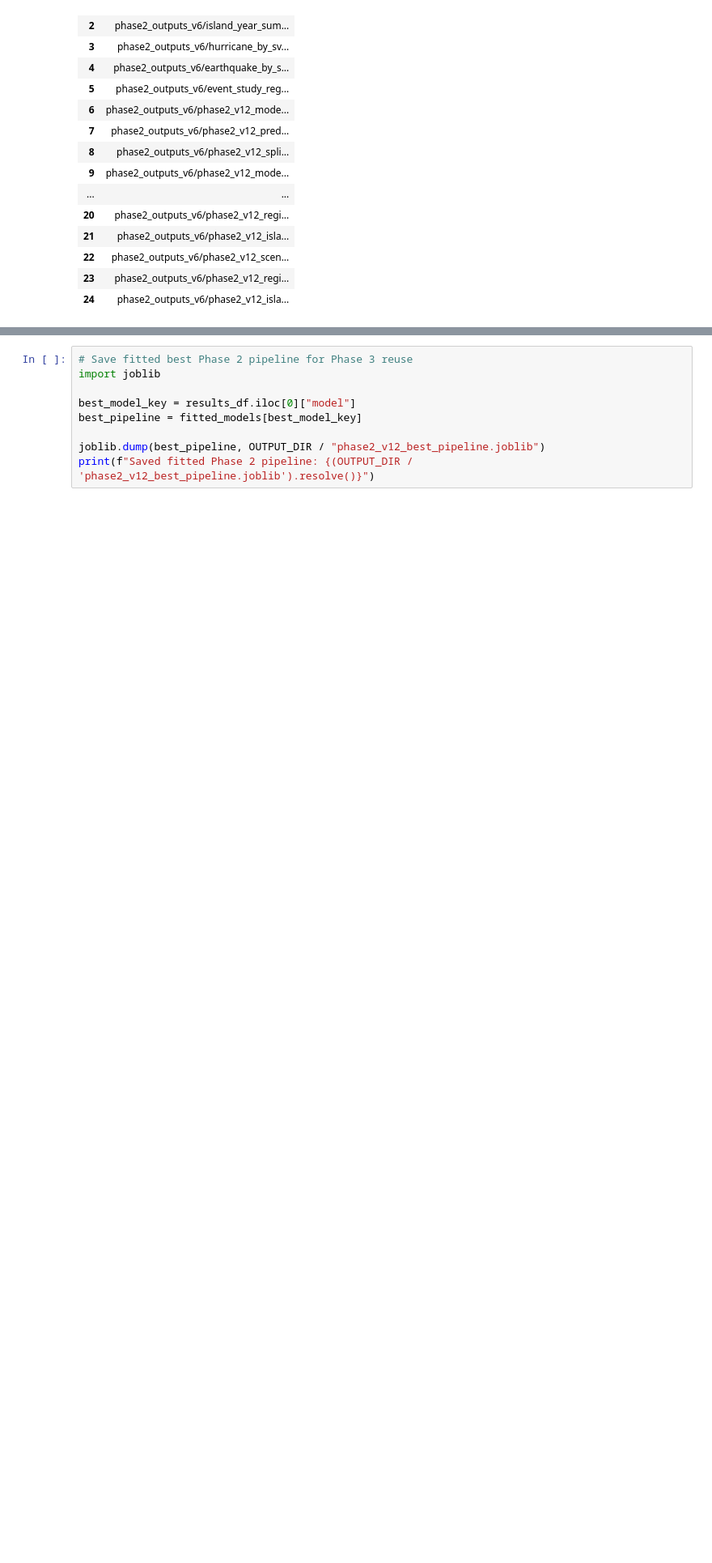
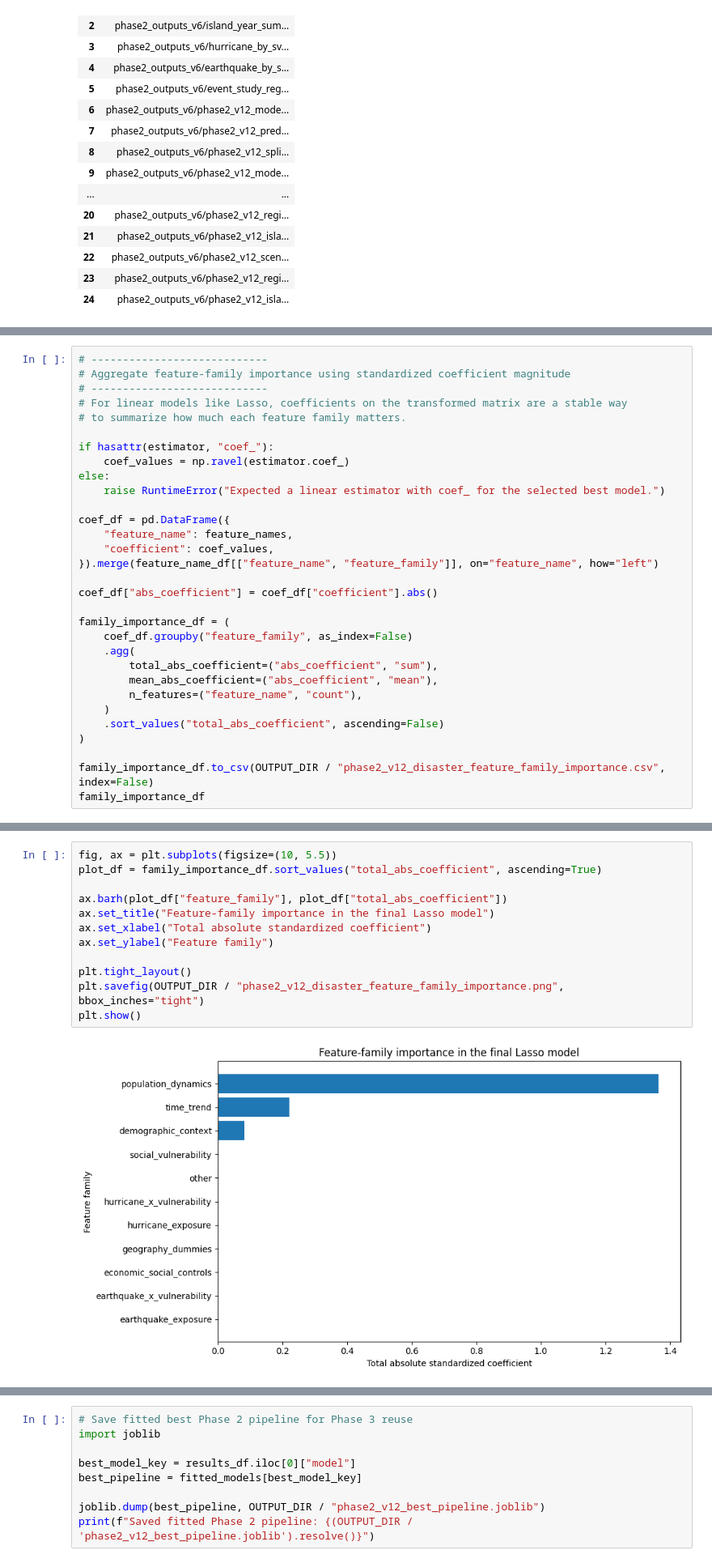
Before and after one commit to Venettov/CAPSTONE_DATA_SCIENCE_RIVERARUIZ, a Jupyter notebook: population_analysis/Phase2_Modeling_Interpretability_and_Temporal_Dynamics.ipynb, the cells around one changed output, grey strips where cells are left out. Shown at 81% size. Drawn from its saved outputs; the diff is of its cells as text; blank space fills up the shorter version.

```diff
--- a/population_analysis/Phase2_Modeling_Interpretability_and_Temporal_Dynamics.ipynb
+++ b/population_analysis/Phase2_Modeling_Interpretability_and_Temporal_Dynamics.ipynb
@@ -1589,0 +1718,31 @@ Manifest: /Users/andreruiz/Documents/Capstone/CAPSTONE_DATA_SCIENCE_RIVERARUIZ/p
+# %%
+# ----------------------------
+# Aggregate feature-family importance using standardized coefficient magnitude
+# ----------------------------
+# For linear models like Lasso, coefficients on the transformed matrix are a stable way
+# to summarize how much each feature family matters.
+
+if hasattr(estimator, "coef_"):
+    coef_values = np.ravel(estimator.coef_)
+else:
+    raise RuntimeError("Expected a linear estimator with coef_ for the selected best model.")
+
+coef_df = pd.DataFrame({
+    "feature_name": feature_names,
+    "coefficient": coef_values,
+}).merge(feature_name_df[["feature_name", "feature_family"]], on="feature_name", how="left")
+
+coef_df["abs_coefficient"] = coef_df["coefficient"].abs()
+
+family_importance_df = (
+    coef_df.groupby("feature_family", as_index=False)
+    .agg(
+        total_abs_coefficient=("abs_coefficient", "sum"),
+        mean_abs_coefficient=("abs_coefficient", "mean"),
+        n_features=("feature_name", "count"),
+    )
+    .sort_values("total_abs_coefficient", ascending=False)
+)
+
+family_importance_df.to_csv(OUTPUT_DIR / "phase2_v12_disaster_feature_family_importance.csv", index=False)
+family_importance_df
@@ -1589,0 +1762,14 @@ Manifest: /Users/andreruiz/Documents/Capstone/CAPSTONE_DATA_SCIENCE_RIVERARUIZ/p
+# %%
+fig, ax = plt.subplots(figsize=(10, 5.5))
+plot_df = family_importance_df.sort_values("total_abs_coefficient", ascending=True)
+
+ax.barh(plot_df["feature_family"], plot_df["total_abs_coefficient"])
+ax.set_title("Feature-family importance in the final Lasso model")
+ax.set_xlabel("Total absolute standardized coefficient")
+ax.set_ylabel("Feature family")
+
+plt.tight_layout()
+plt.savefig(OUTPUT_DIR / "phase2_v12_disaster_feature_family_importance.png", bbox_inches="tight")
+plt.show()
+# %% [output]
+[figure, added]
```
Also changed, not shown: parts of 13 cells of this notebook, 12 other files.
